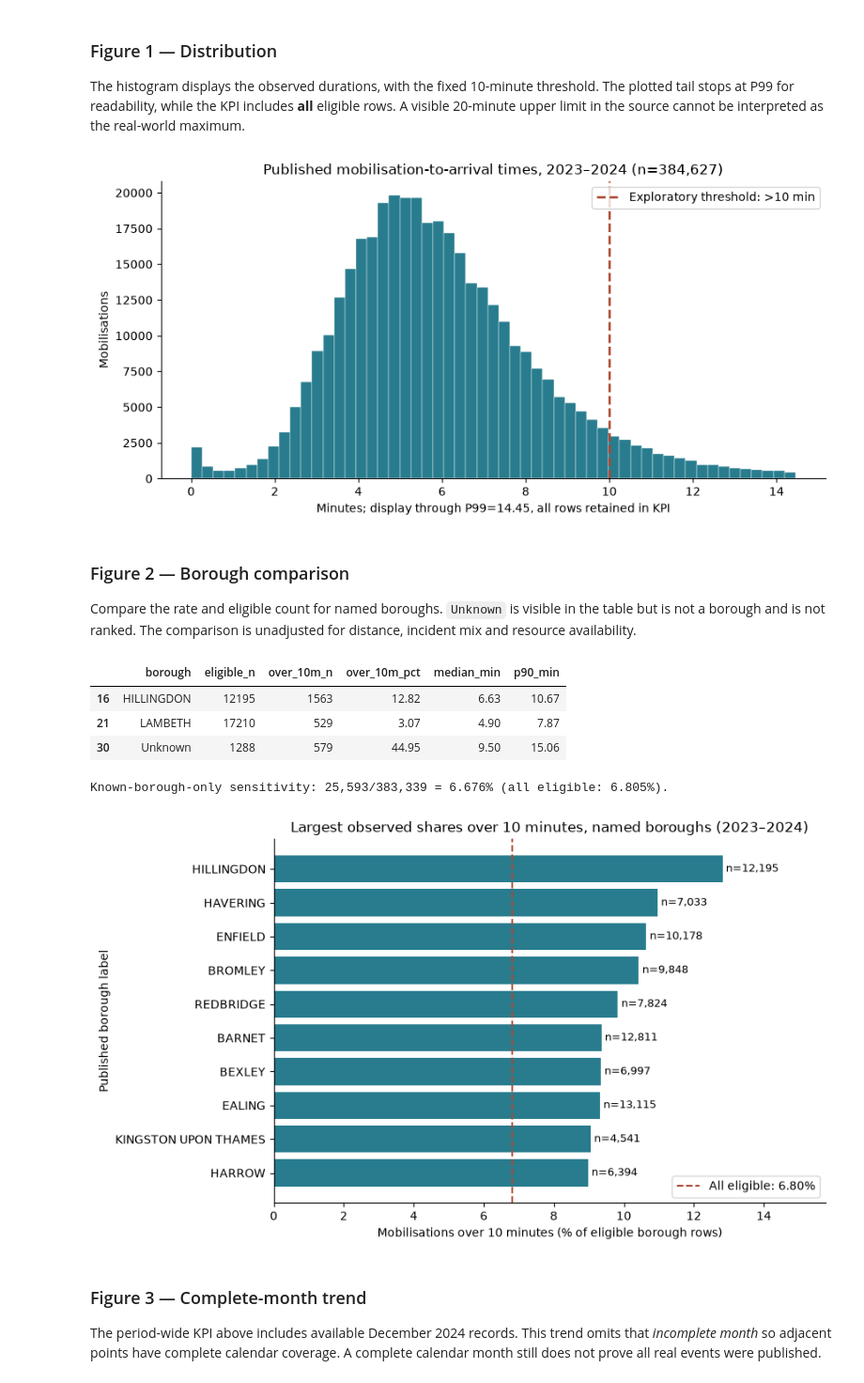
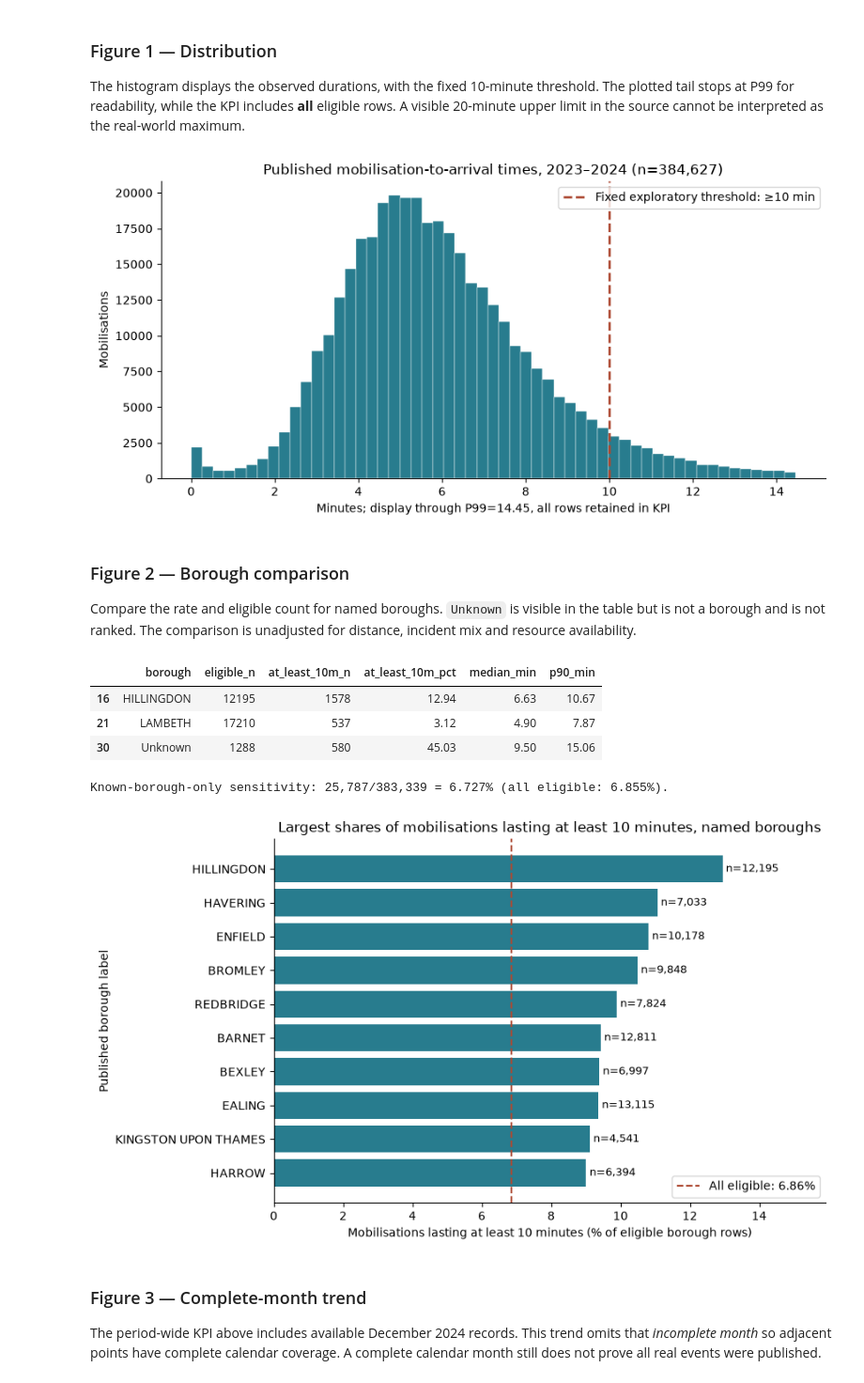
Before and after one commit to matiasudd/lfb-business-intelligence, a Jupyter notebook: notebooks/W2_project.ipynb, the cells around one changed output. Shown at 94% size. Saved outputs shown, nothing was run; the diff lists cells and outputs as text; code cells hidden in the pictures.

```diff
--- a/notebooks/W2_project.ipynb
+++ b/notebooks/W2_project.ipynb
@@ -68,11 +68,11 @@ case['month'] = case['DateAndTimeMobilised'].dt.strftime('%Y-%m')
 case['year'] = case['DateAndTimeMobilised'].dt.year
 case['hour_gmt'] = case['DateAndTimeMobilised'].dt.hour
 case['attendance_min'] = case['AttendanceTimeSeconds'] / 60
-case['late_over_10m'] = case['AttendanceTimeSeconds'].gt(THRESHOLD_SECONDS)
+case['at_least_10m'] = case['AttendanceTimeSeconds'].ge(THRESHOLD_SECONDS)
 assert len(case) == audit['eligible_kpi_rows'] == 384627
 print(f'Eligible case rows: {len(case):,}; source snapshot: 23 September 2026; fixed seed: {SEED}')
 display(case[['ResourceMobilisationId','IncidentNumber','DateAndTimeMobilised','borough',
-              'AttendanceTimeSeconds','late_over_10m']].head(3))
+              'AttendanceTimeSeconds','at_least_10m']].head(3))
 # %% [output]
 Eligible case rows: 384,627; source snapshot: 23 September 2026; fixed seed: 423
 |  | ResourceMobilisationId | IncidentNumber | DateAndTimeMobilised | borough | AttendanceTimeSeconds | ... |
@@ -143,17 +143,22 @@ The missing final day and the 20-minute observed ceiling are source-coverage sig
 ## Results — revised EDA
 # %%
 def describe_rate(frame):
-    return pd.Series({'eligible_n':len(frame), 'over_10m_n':int(frame.late_over_10m.sum()),
-                      'over_10m_pct':100*frame.late_over_10m.mean(),
+    return pd.Series({'eligible_n':len(frame), 'at_least_10m_n':int(frame.at_least_10m.sum()),
+                      'at_least_10m_pct':100*frame.at_least_10m.mean(),
                       'median_min':frame.attendance_min.median(),
                       'p90_min':frame.attendance_min.quantile(.9)})
 
 overall = describe_rate(case)
-assert int(overall.over_10m_n) == 26172
-assert abs(overall.over_10m_pct-6.804515) < .001
+assert int(overall.at_least_10m_n) == 26367
+assert abs(overall.at_least_10m_pct-6.855213) < .001
 print('Revised KPI and supporting measures (all eligible published 2023-2024 rows):')
 display(overall.to_frame('value').round(3))
-print('KPI numerator and denominator:',int(overall.over_10m_n),'/',int(overall.eligible_n))
+print('KPI numerator and denominator:',int(overall.at_least_10m_n),'/',int(overall.eligible_n))
+exactly_ten = int(case.AttendanceTimeSeconds.eq(THRESHOLD_SECONDS).sum())
+assert exactly_ten == 195
+assert int(case.AttendanceTimeSeconds.gt(THRESHOLD_SECONDS).sum()) + exactly_ten == int(overall.at_least_10m_n)
+assert case.AttendanceTimeSeconds.quantile(.9) == 552
+print(f'Exactly 600 seconds, included in KPI: {exactly_ten:,}; C1 P90: 552 seconds (9.2 minutes).')
 # %% [output]
 Revised KPI and supporting measures (all eligible published 2023-2024 rows):
 |  | value |
@@ -171,41 +177,41 @@ plt.rcParams.update({'font.size':10,'axes.spines.top':False,'axes.spines.right':
 p99 = case.attendance_min.quantile(.99)
 fig, ax = plt.subplots(figsize=(9,4.5))
 ax.hist(case.loc[case.attendance_min.le(p99),'attendance_min'],bins=55,color='#287c8e',edgecolor='white',linewidth=.3)
-ax.axvline(10,color='#ad4932',linestyle='--',linewidth=2,label='Exploratory threshold: >10 min')
+ax.axvline(10,color='#ad4932',linestyle='--',linewidth=2,label='Fixed exploratory threshold: ≥10 min')
 ax.set(title=f'Published mobilisation-to-arrival times, 2023–2024 (n={len(case):,})',
        xlabel=f'Minutes; display through P99={p99:.2f}, all rows retained in KPI',ylabel='Mobilisations')
 ax.legend(); fig.tight_layout(); plt.show()
 # %% [output]
-[figure, old version]
+[figure, new version]
 # %% [markdown]
 ### Figure 2 — Borough comparison
 Compare the rate and eligible count for named boroughs. `Unknown` is visible in the table but is not a borough and is not ranked. The comparison is unadjusted for distance, incident mix and resource availability.
 # %%
-borough = case.groupby('borough',dropna=False).agg(eligible_n=('late_over_10m','size'),
-            over_10m_n=('late_over_10m','sum'),over_10m_pct=('late_over_10m',lambda x:100*x.mean()),
+borough = case.groupby('borough',dropna=False).agg(eligible_n=('at_least_10m','size'),
+            at_least_10m_n=('at_least_10m','sum'),at_least_10m_pct=('at_least_10m',lambda x:100*x.mean()),
             median_min=('attendance_min','median'),p90_min=('attendance_min',lambda x:x.quantile(.9))).reset_index()
 borough.to_csv(out/'borough_kpi.csv',index=False)
 display(borough[borough.borough.isin(['HILLINGDON','LAMBETH','Unknown'])].round(2))
 known = case[case.borough.ne('Unknown')]
-print(f'Known-borough-only sensitivity: {known.late_over_10m.sum():,}/{len(known):,} = '
-      f'{100*known.late_over_10m.mean():.3f}% (all eligible: {overall.over_10m_pct:.3f}%).')
+print(f'Known-borough-only sensitivity: {known.at_least_10m.sum():,}/{len(known):,} = '
+      f'{100*known.at_least_10m.mean():.3f}% (all eligible: {overall.at_least_10m_pct:.3f}%).')
 named = borough[borough.borough.ne('Unknown') & borough.eligible_n.ge(1000)]
-top = named.nlargest(10,'over_10m_pct').sort_values('over_10m_pct')
+top = named.nlargest(10,'at_least_10m_pct').sort_values('at_least_10m_pct')
 fig,ax=plt.subplots(figsize=(9,5.3))
-ax.barh(top.borough,top.over_10m_pct,color='#287c8e')
-ax.axvline(overall.over_10m_pct,color='#ad4932',linestyle='--',label=f'All eligible: {overall.over_10m_pct:.2f}%')
-ax.set(title='Largest observed shares over 10 minutes, named boroughs (2023–2024)',
-       xlabel='Mobilisations over 10 minutes (% of eligible borough rows)',ylabel='Published borough label')
-ax.set_xlim(0,top.over_10m_pct.max()*1.23)
-for i,row in enumerate(top.itertuples()): ax.text(row.over_10m_pct+.1,i,f'n={row.eligible_n:,}',va='center',fontsize=9)
+ax.barh(top.borough,top.at_least_10m_pct,color='#287c8e')
+ax.axvline(overall.at_least_10m_pct,color='#ad4932',linestyle='--',label=f'All eligible: {overall.at_least_10m_pct:.2f}%')
+ax.set(title='Largest shares of mobilisations lasting at least 10 minutes, named boroughs',
+       xlabel='Mobilisations lasting at least 10 minutes (% of eligible borough rows)',ylabel='Published borough label')
+ax.set_xlim(0,top.at_least_10m_pct.max()*1.23)
+for i,row in enumerate(top.itertuples()): ax.text(row.at_least_10m_pct+.1,i,f'n={row.eligible_n:,}',va='center',fontsize=9)
 ax.legend(loc='lower right'); fig.tight_layout(); plt.show()
 # %% [output]
-|  | borough | eligible_n | over_10m_n | over_10m_pct | median_min | p90_min |
-| 16 | HILLINGDON | 12195 | 1563 | 12.82 | 6.63 | 10.67 |
-| 21 | LAMBETH | 17210 | 529 | 3.07 | 4.90 | 7.87 |
-| 30 | Unknown | 1288 | 579 | 44.95 | 9.50 | 15.06 |
+|  | borough | eligible_n | at_least_10m_n | at_least_10m_pct | median_min | p90_min |
+| 16 | HILLINGDON | 12195 | 1578 | 12.94 | 6.63 | 10.67 |
+| 21 | LAMBETH | 17210 | 537 | 3.12 | 4.90 | 7.87 |
+| 30 | Unknown | 1288 | 580 | 45.03 | 9.50 | 15.06 |
-Known-borough-only sensitivity: 25,593/383,339 = 6.676% (all eligible: 6.805%).
+Known-borough-only sensitivity: 25,787/383,339 = 6.727% (all eligible: 6.855%).
-[figure, old version]
+[figure, new version]
 # %% [markdown]
 ### Figure 3 — Complete-month trend
 The period-wide KPI above includes available December 2024 records. This trend omits that *incomplete month* so adjacent points have complete calendar coverage. A complete calendar month still does not prove all real events were published.
```
Also changed, not shown: parts of 11 cells of this notebook, 14 other files.
